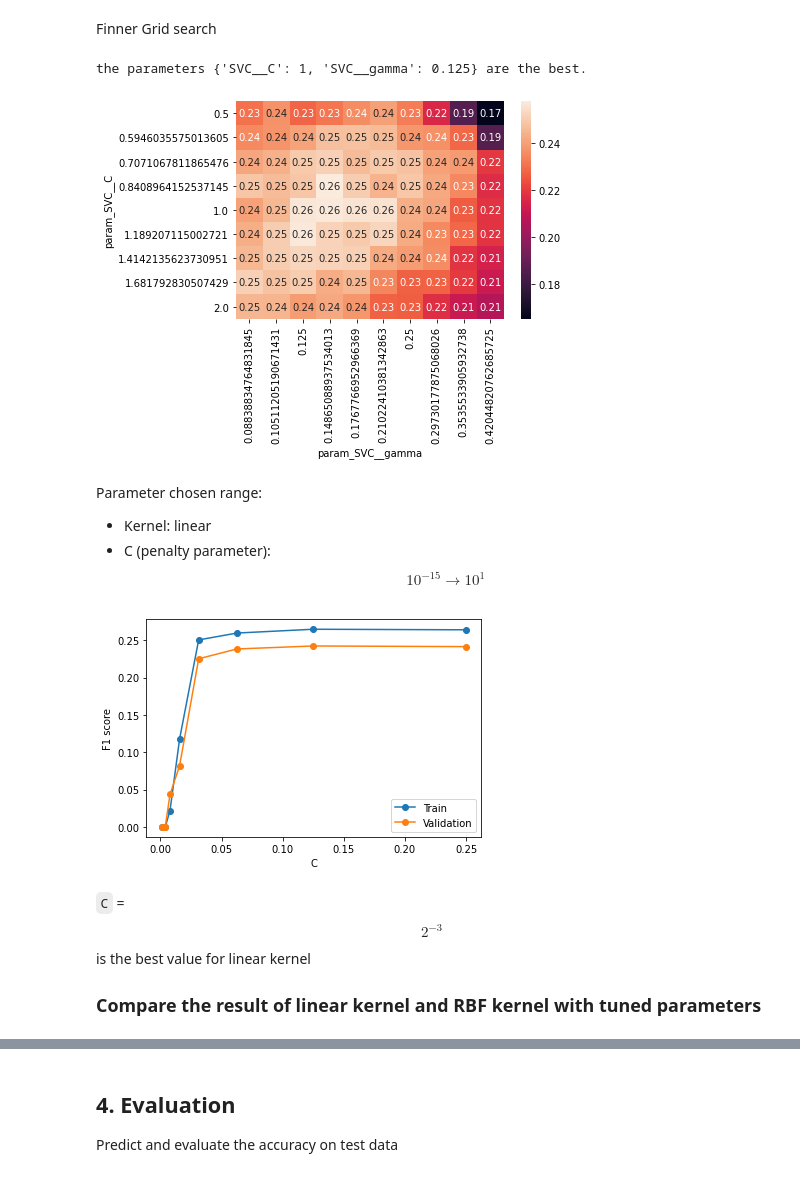
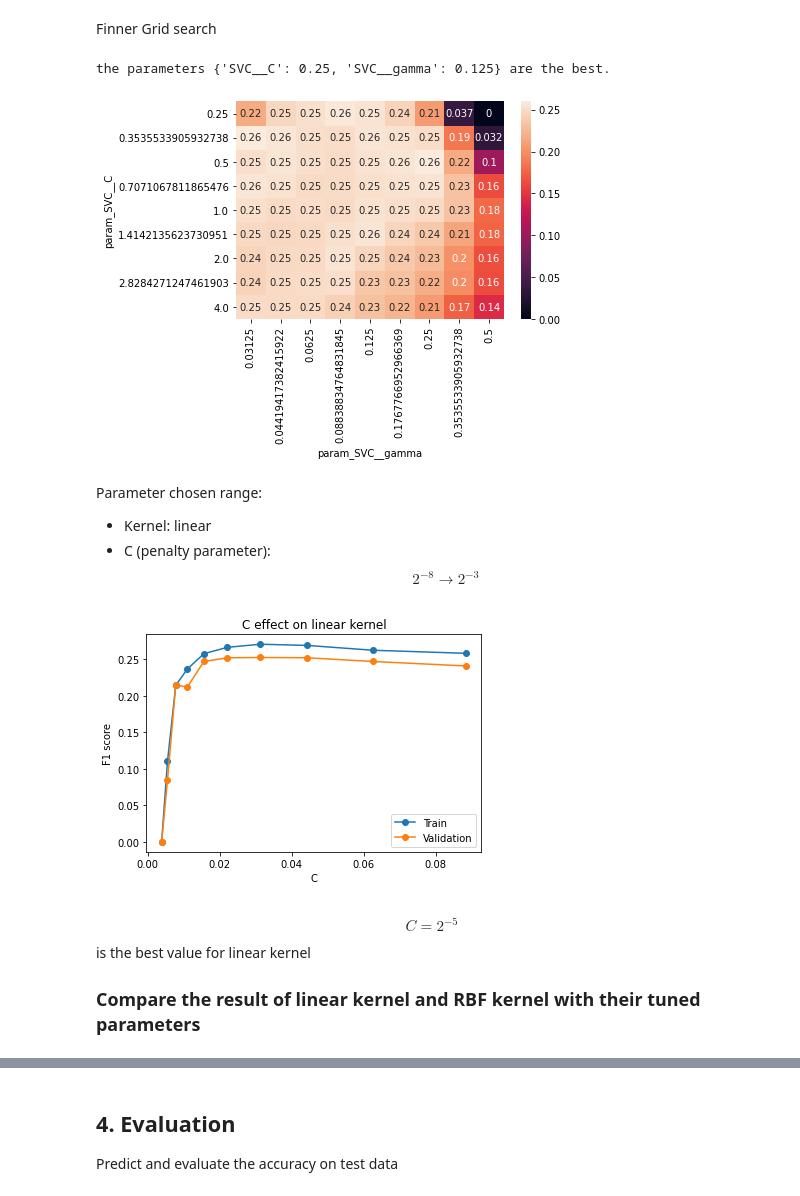
Before and after one commit to LapTQ/IT31903_123220_Group18_Stroke-prediction, a Jupyter notebook: svm.ipynb, the cells around one changed output, grey strips where cells are left out. Saved outputs shown, nothing was run; the diff lists cells and outputs as text; code cells hidden in the pictures.

```diff
--- a/svm.ipynb
+++ b/svm.ipynb
@@ -216,4 +234,4 @@ Because later we'll use SMOTE to handle imbalanced data, we will choose ordinal
 # %%
 transformer = ColumnTransformer([('StandardScaler', StandardScaler(), numerical_ix),
-                                 ('OrdinalEncoder', OrdinalEncoder(), categorical_ix)],
+                                 ('OneHotEncoder', OneHotEncoder(), categorical_ix)],
                                 remainder='passthrough')
@@ -294,13 +325,13 @@ Choosing the best kernel
 # %%
 kernels = ['linear', 'poly', 'rbf', 'sigmoid']
 results = {'linear':[], 'poly':[], 'rbf':[], 'sigmoid':[]}
-for _ in range(50):
-    for kernel in results:
-        kernel_model = Pipeline([('Trans',transformer),
-                                 ('Sampler',RandomUnderSampler(sampling_strategy=0.4)),
-                                 ('SVC',SVC(kernel=kernel))
-                                 ])
-        cv_results = cross_val_score(kernel_model, X_train, y_train, cv=kfold, scoring=scoring)
-        results[kernel].extend(cv_results)
-my_boxplot(list(results.values()),kernels,"Kernels", "F1 Score", "Kernel Tuning")
+for kernel in results:
+    kernel_model = Pipeline([('Trans',transformer),
+                             ('SVC',SVC(kernel=kernel,class_weight={0:0.1,1:1}))
+                             ])
+    cv_results = cross_val_score(kernel_model, X_train, y_train, cv=kfold, scoring=scoring)
+    results[kernel].extend(cv_results)
+my_boxplot(list(results.values()),kernels,"Kernels", "F1 Score", "Kernel Comparision")
+for name in results:
+    print('%s mean: %f'%(name,np.array(results[name]).mean()))
 # %% [output]
@@ -313,8 +348,7 @@ Parameter chosen range:
 # %%
 tune_model = Pipeline([
     ('Trans',transformer),
-    ('Sampler',sampler),
-    ('SVC', SVC())
+    ('SVC', SVC(class_weight={0:0.1,1:1}))
 ])
 
 # Set the parameters
@@ -333,8 +367,8 @@ the parameters {'SVC__C': 1, 'SVC__gamma': 0.125} are the best.
 Finner Grid search
 # %%
 # Set the parameters
-finner_parameters = [{'SVC__gamma': [2**x for x in np.arange(-3.5,-1,0.25)],
-                     'SVC__C' : [2**x for x in np.arange(-1,1.25,0.25)]
+finner_parameters = [{'SVC__gamma': [2**x for x in np.arange(-5,-0.9,0.5)],
+                     'SVC__C' : [2**x for x in np.arange(-2,2.1,0.5)]
                      }]
 GS2 = GridSearchCV(estimator=tune_model, param_grid=finner_parameters, scoring=scoring, cv=kfold, n_jobs=-1)
 GS2.fit(X_train, y_train)
@@ -343,31 +377,31 @@ result2 = pd.pivot_table(pd.DataFrame(GS2.cv_results_),values='mean_test_score',
 sns.heatmap(result2,annot=True)
 print("the parameters {} are the best.".format(GS1.best_params_))
 # %% [output]
-the parameters {'SVC__C': 1, 'SVC__gamma': 0.125} are the best.
+the parameters {'SVC__C': 0.25, 'SVC__gamma': 0.125} are the best.
-[figure, old version]
+[figure, new version]
 # %% [markdown]
 Parameter chosen range:
 - Kernel: linear
-- C (penalty parameter): $$10^{-15} \to 10^{1}$$
+- C (penalty parameter): $$2^{-8} \to 2^{-3}$$
 # %%
 tune_model = Pipeline([
     ('Trans',transformer),
-    ('Sampler',sampler),
-    ('SVC', SVC(kernel='linear'))
+    ('SVC', SVC(kernel='linear',class_weight={0:0.1,1:1}))
 ])
 train_result, val_result = [], []
-tuned_C = [2**x for x in range(-10,-1,1)]
+tuned_C = [2**x for x in np.arange(-8,-3,0.5)]
+
 # Set the parameters
 for c in tuned_C:
     tune_model['SVC'].set_params(C=c)
     cv_results = cross_validate(tune_model, X_train, y_train, cv = kfold, scoring=scoring, return_train_score=True)
     train_result.append(cv_results['train_score'].mean())
     val_result.append(cv_results['test_score'].mean())
-my_lineplot(tuned_C, [train_result,val_result],['Train','Validation'],'C','F1 score')
+my_lineplot(tuned_C, [train_result,val_result],['Train','Validation'],'C','F1 score','C effect on linear kernel')
 # %% [output]
-[figure, old version]
+[figure, new version]
 # %% [markdown]
-`C` = $$2^{-3}$$ is the best value for linear kernel
-### Compare the result of linear kernel and RBF kernel with tuned parameters
+$$C=2^{-5}$$ is the best value for linear kernel
+### Compare the result of linear kernel and RBF kernel with their tuned parameters
 # %%
 results = {'linear':[], 'rbf':[]}
```
Also changed, not shown: parts of 27 cells of this notebook.
